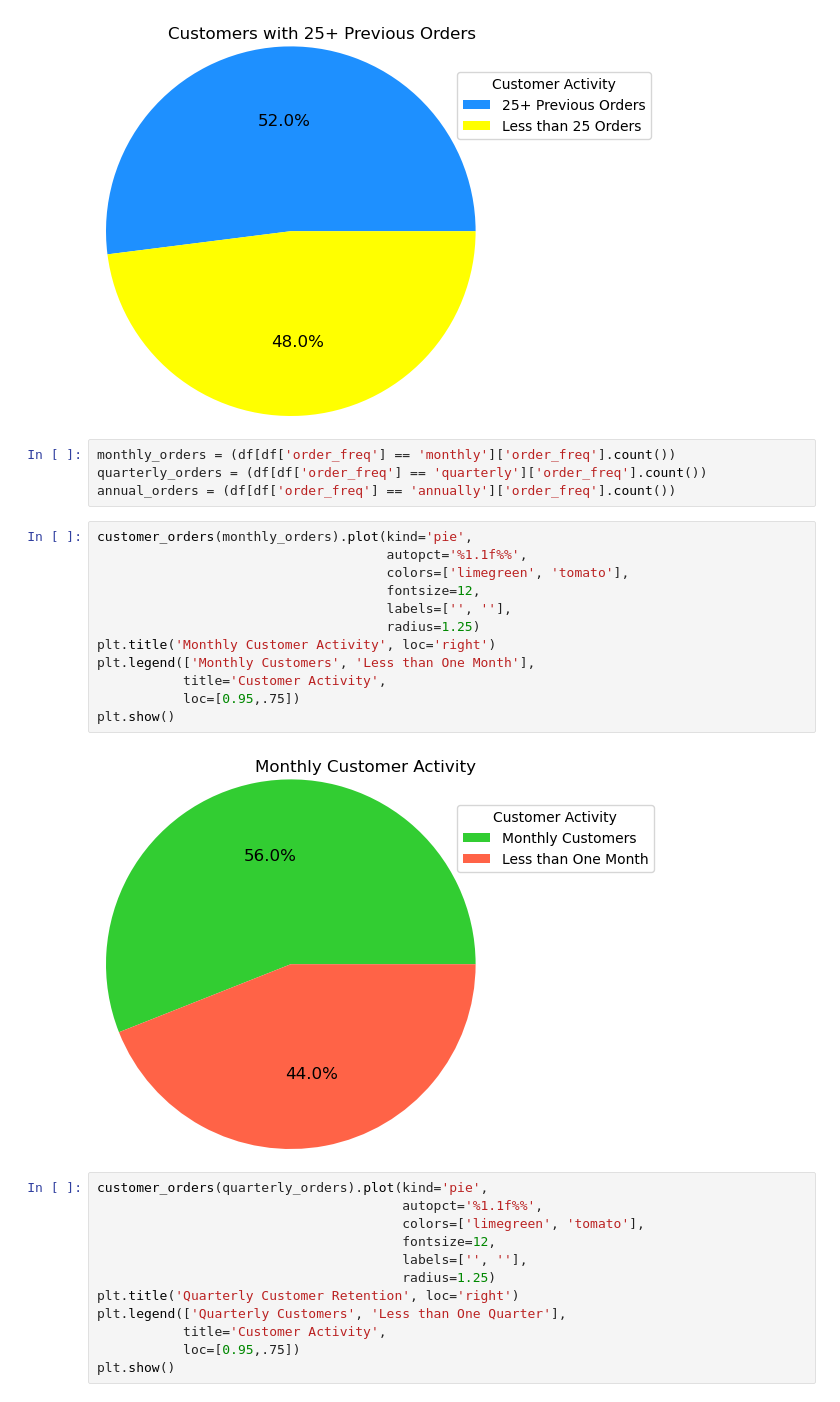
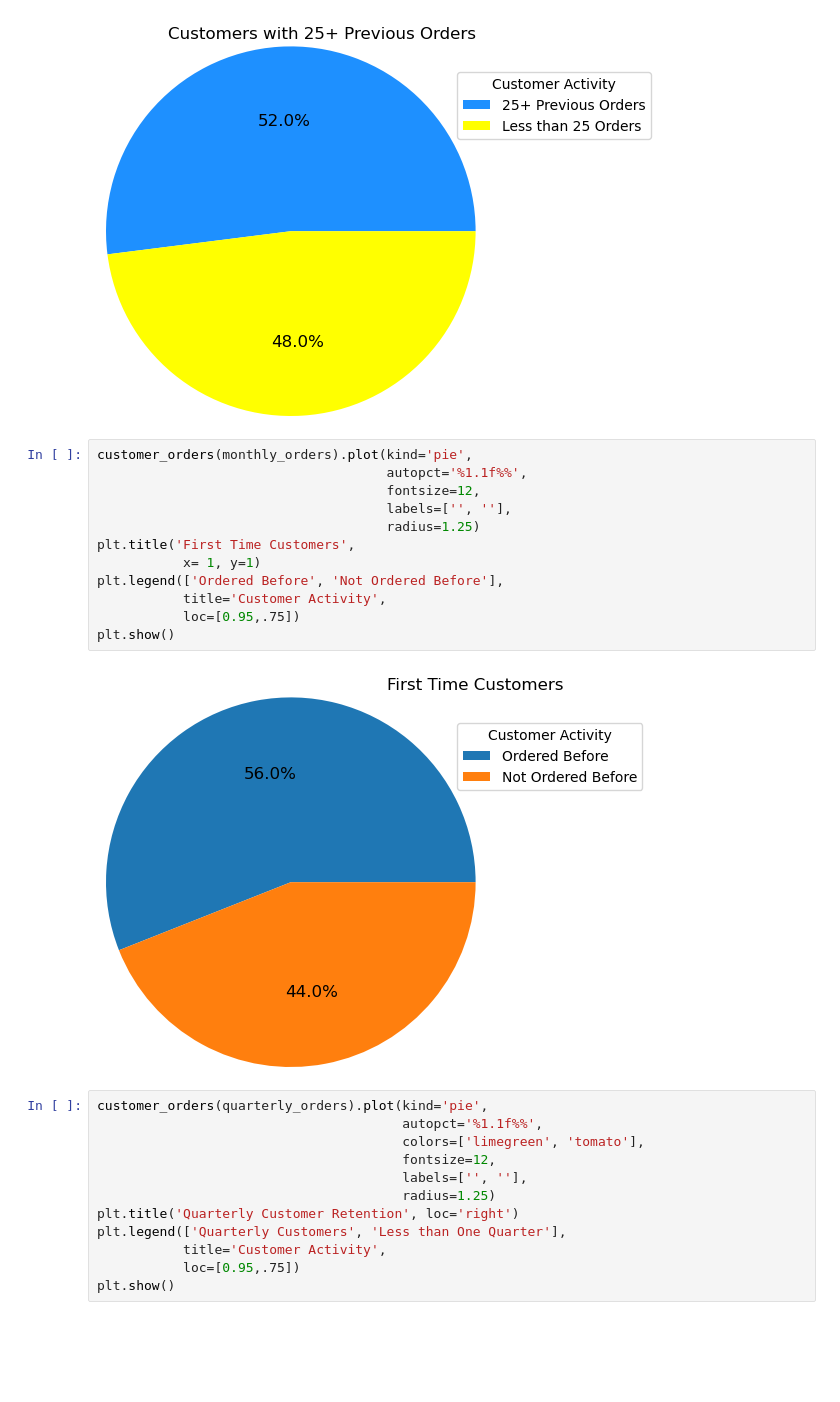
Before and after one commit to jasondo-da/shopping_behavior_analysis, a Jupyter notebook: shopping_behavior_analysis.ipynb, the cells around one changed output. Cells and saved outputs as stored; diff of their text form; blank space fills up the shorter version.

```diff
--- a/shopping_behavior_analysis.ipynb
+++ b/shopping_behavior_analysis.ipynb
@@ -770,24 +928,20 @@ plt.legend(['25+ Previous Orders', 'Less than 25 Orders'],
 plt.show()
 # %% [output]
 [figure]
-# %%
-monthly_orders = (df[df['order_freq'] == 'monthly']['order_freq'].count())
-quarterly_orders = (df[df['order_freq'] == 'quarterly']['order_freq'].count())
-annual_orders = (df[df['order_freq'] == 'annually']['order_freq'].count())
 # %%
 customer_orders(monthly_orders).plot(kind='pie',
                                      autopct='%1.1f%%',
-                                     colors=['limegreen', 'tomato'],
                                      fontsize=12,
                                      labels=['', ''],
                                      radius=1.25)
-plt.title('Monthly Customer Activity', loc='right')
-plt.legend(['Monthly Customers', 'Less than One Month'],
+plt.title('First Time Customers',
+           x= 1, y=1)
+plt.legend(['Ordered Before', 'Not Ordered Before'],
            title='Customer Activity',
            loc=[0.95,.75])
 plt.show()
 # %% [output]
-[figure, old version]
+[figure, new version]
 # %%
 customer_orders(quarterly_orders).plot(kind='pie',
                                        autopct='%1.1f%%',
```
Also changed, not shown: parts of 63 cells of this notebook.
